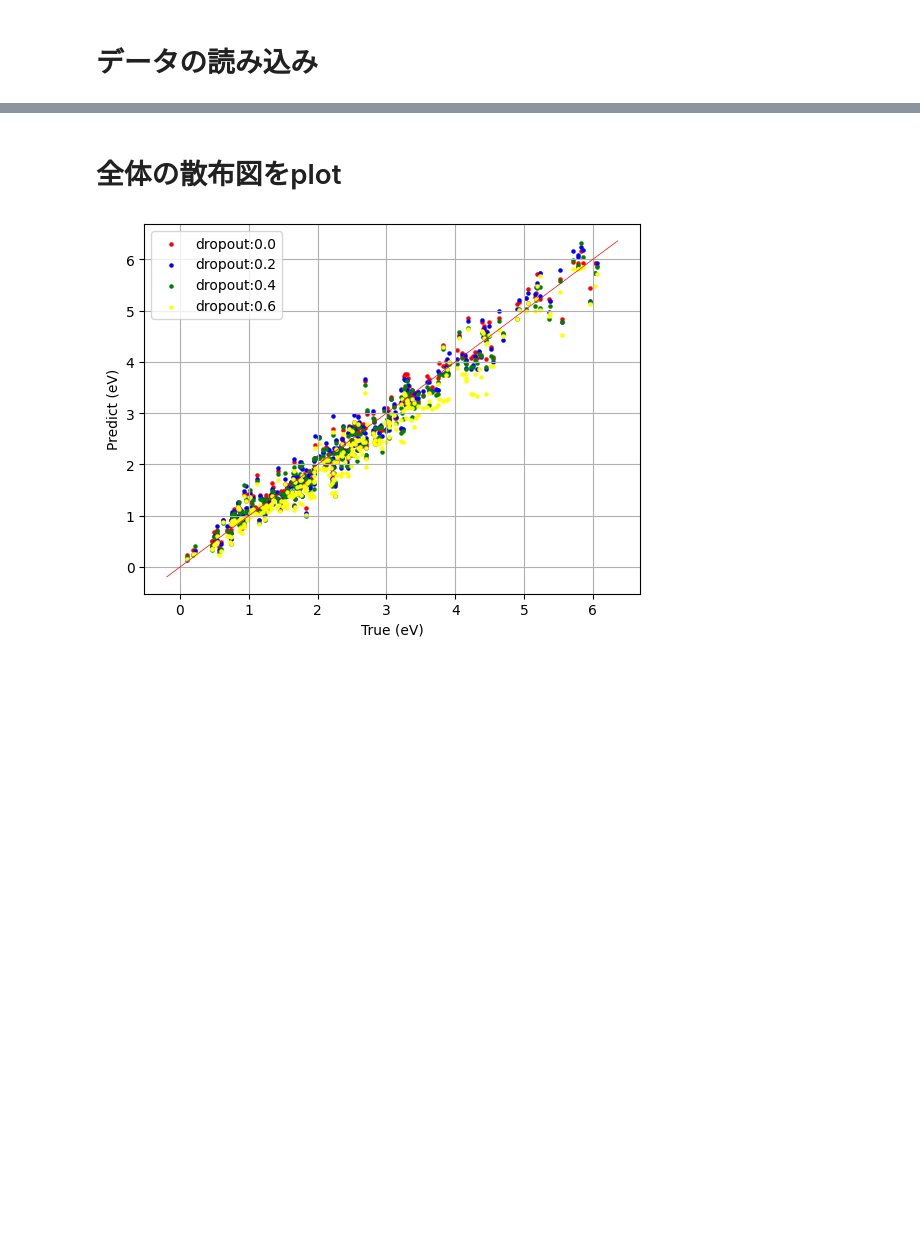
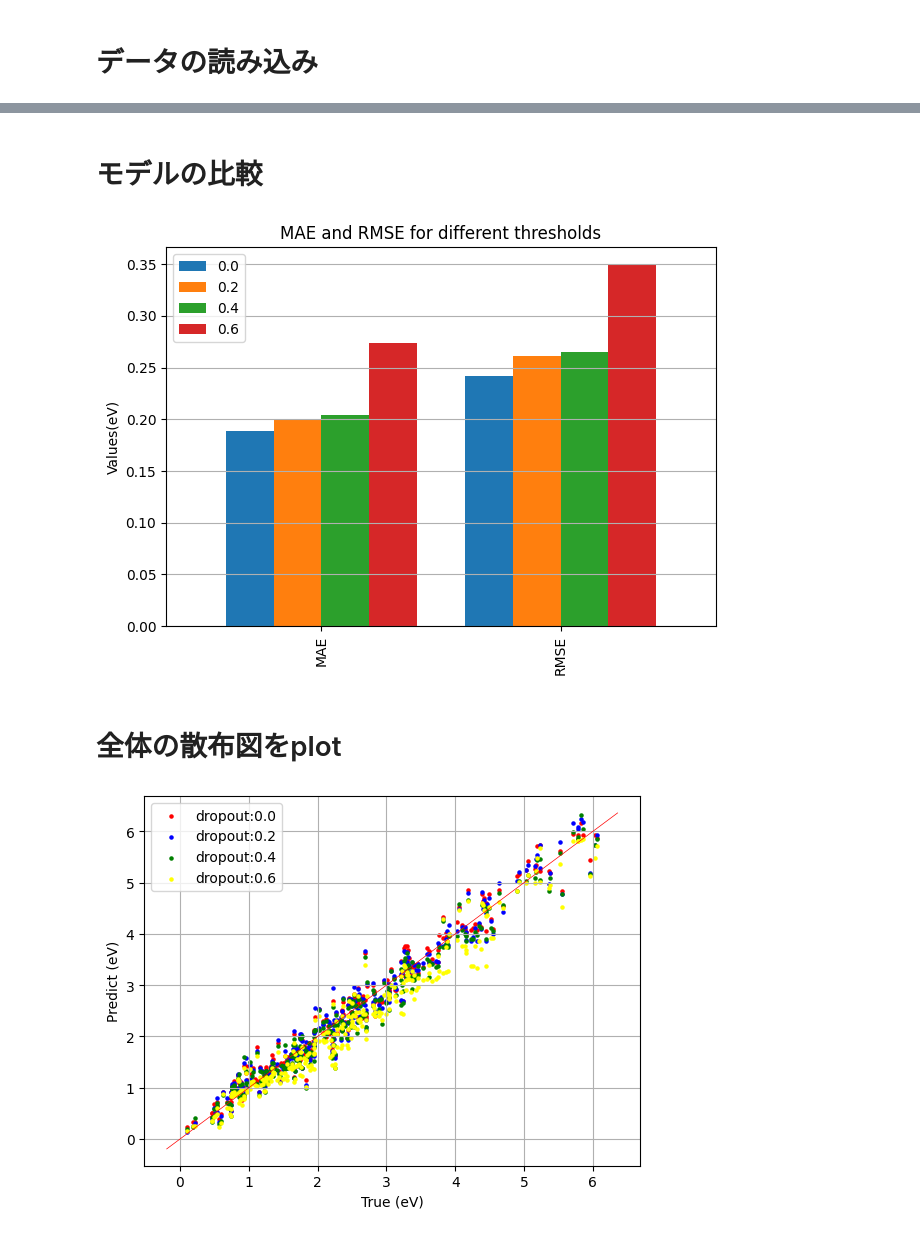
Before and after one commit to nao008/DOSnet_old, a Jupyter notebook: plot_dropout.ipynb, the cells around one changed output, grey strips where cells are left out. Drawn from its saved outputs; the diff is of its cells as text; code cells hidden in the pictures; blank space fills up the shorter version.

Commit message:
[plot_dropout] contain comparison.ipynb

```diff
--- a/plot_dropout.ipynb
+++ b/plot_dropout.ipynb
@@ -59,3 +81,23 @@ all_df.shape
+# %% [markdown]
+# モデルの比較
+# %%
+# 棒グラフを描画
+df.plot(kind='bar', width=0.8)
+
+# 軸のラベルを設定
+# plt.xlabel('Threshold')
+plt.ylabel('Values(eV)')
+plt.title('MAE and RMSE for different thresholds')
+
+# 凡例を表示
+plt.legend()
+
+# グラフを表示
+plt.grid(axis='y')
+plt.tight_layout()
+plt.show()
+# %% [output]
+[figure, added]
 # %% [markdown]
 # 全体の散布図をplot
 # %%
```
Also changed, not shown: parts of 2 cells of this notebook.
